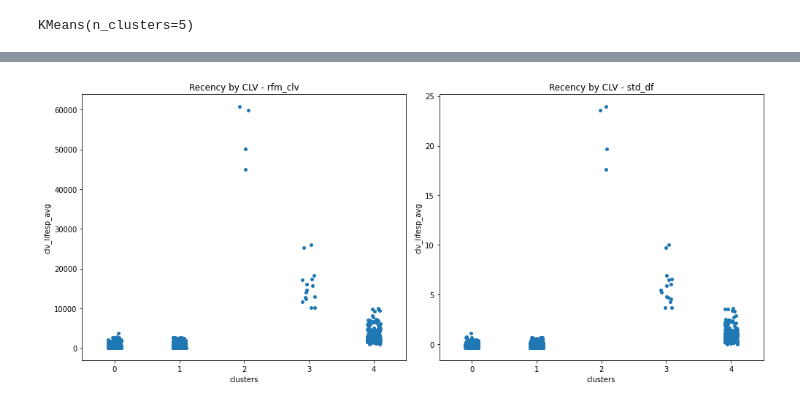
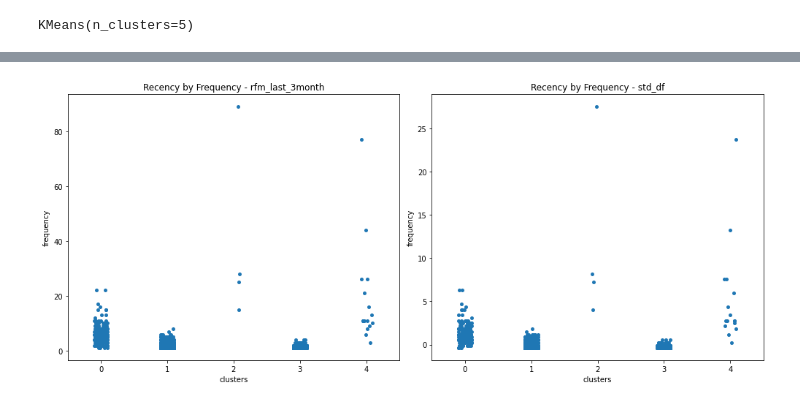
Before and after one commit to FarnazOmidvari/rfm-clv-dashboard, a Jupyter notebook: notebooks/rfm_clv_normalized_kmeans_3Month.ipynb, the cells around one changed output, grey strips where cells are left out. Cells and saved outputs as stored; diff of their text form; code cells hidden in the pictures.

```diff
--- a/notebooks/rfm_clv_normalized_kmeans_3Month.ipynb
+++ b/notebooks/rfm_clv_normalized_kmeans_3Month.ipynb
@@ -685,15 +657,15 @@ plt.show()
-# %%
-fig, axes = plt.subplots(1, 2, figsize=(14,6))  # 1 ردیف، 2 ستون
-
-sbn.stripplot(x='clusters', y='clv_lifesp_avg' , data = rfm_clv ,  ax=axes[0])
-axes[0].set_title("Recency by CLV - rfm_clv")
-
-
-sbn.stripplot(x='clusters', y='clv_lifesp_avg' , data = std_df ,  ax=axes[1])
-axes[1].set_title("Recency by CLV - std_df")
-
-
-plt.tight_layout()
-plt.show()
-# %% [output]
-[figure, removed]
+# %%
+fig, axes = plt.subplots(1, 2, figsize=(14,6))  # 1 ردیف، 2 ستون
+
+sbn.stripplot(x='clusters', y='frequency' , data = rfm_last_3month ,  ax=axes[0])
+axes[0].set_title("Recency by Frequency - rfm_last_3month")
+
+
+sbn.stripplot(x='clusters', y='frequency' , data = std_df ,  ax=axes[1])
+axes[1].set_title("Recency by Frequency - std_df")
+
+
+plt.tight_layout()
+plt.show()
+# %% [output]
+[figure, added]
```
Also changed, not shown: parts of 21 cells of this notebook, 25 other files.
